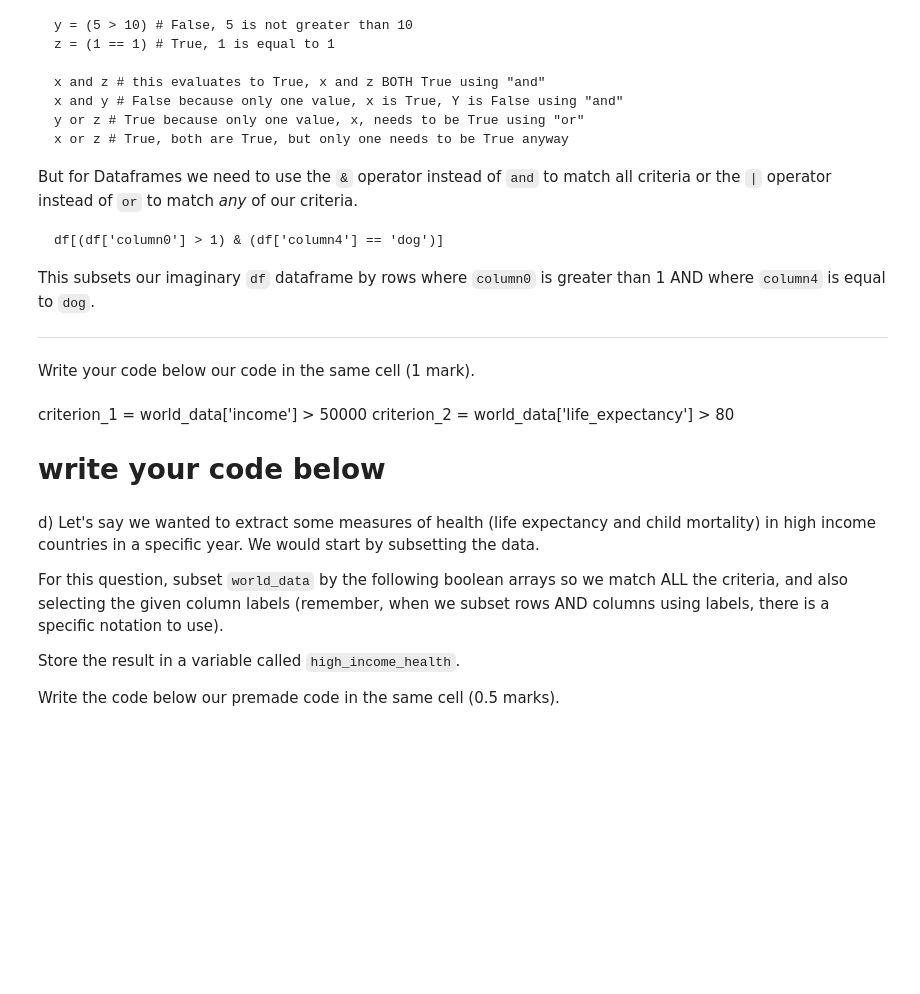
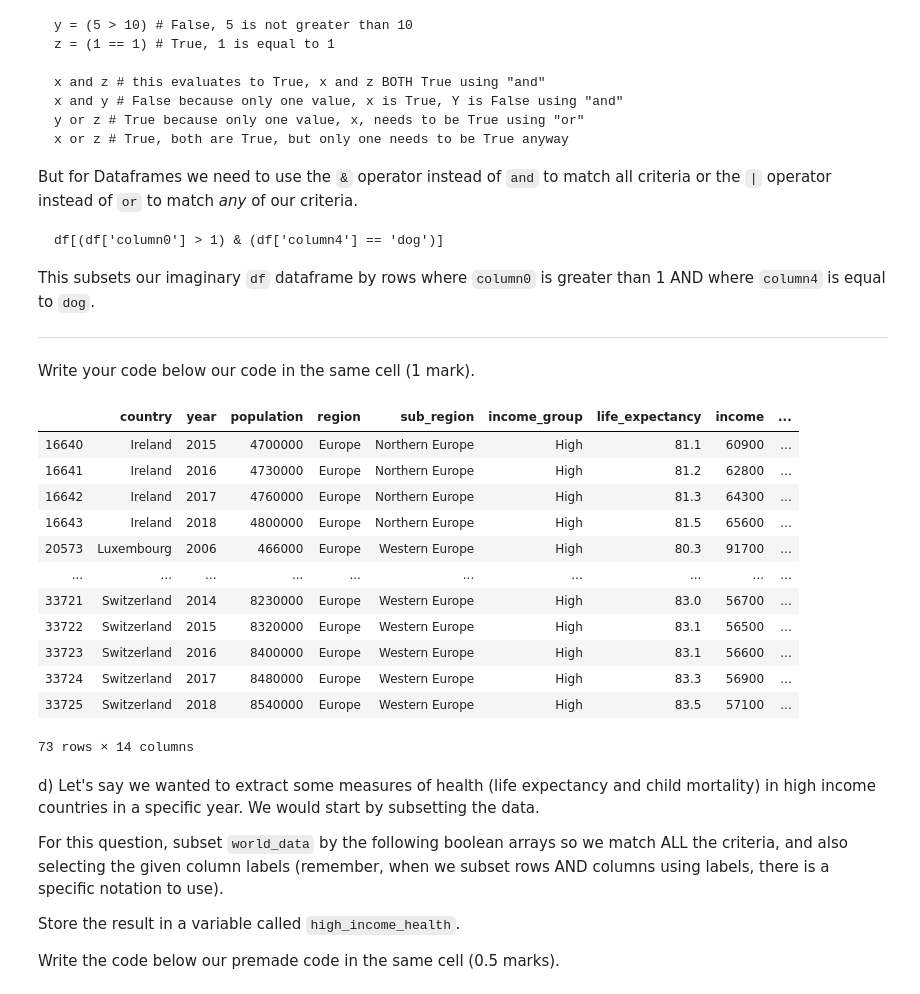
Before and after one commit to constructor-s/BME1478_Assignments, a Jupyter notebook: a06/last_first_assignment6.ipynb, the cells around one changed output. Saved outputs shown, nothing was run; the diff lists cells and outputs as text; code cells hidden in the pictures; blank space fills up the shorter version.

```diff
--- a/a06/last_first_assignment6.ipynb
+++ b/a06/last_first_assignment6.ipynb
@@ -126,11 +215,27 @@ This subsets our imaginary `df` dataframe by rows where `column0` is greater tha
 ___
 
 Write your code below our code in the same cell (1 mark).
-# %% [markdown]
-criterion_1 = world_data['income'] > 50000
-criterion_2 = world_data['life_expectancy'] > 80
-
-# write your code below
+# %%
+criterion_1 = world_data['income'] > 50000
+criterion_2 = world_data['life_expectancy'] > 80
+
+# write your code below
+both_criterion_subset = world_data.loc[criterion_1 & criterion_2]
+both_criterion_subset
+# %% [output]
+|  | country | year | population | region | sub_region | income_group | life_expectancy | income | ... |
+| 16640 | Ireland | 2015 | 4700000 | Europe | Northern Europe | High | 81.1 | 60900 | ... |
+| 16641 | Ireland | 2016 | 4730000 | Europe | Northern Europe | High | 81.2 | 62800 | ... |
+| 16642 | Ireland | 2017 | 4760000 | Europe | Northern Europe | High | 81.3 | 64300 | ... |
+| 16643 | Ireland | 2018 | 4800000 | Europe | Northern Europe | High | 81.5 | 65600 | ... |
+| 20573 | Luxembourg | 2006 | 466000 | Europe | Western Europe | High | 80.3 | 91700 | ... |
+| ... | ... | ... | ... | ... | ... | ... | ... | ... | ... |
+| 33721 | Switzerland | 2014 | 8230000 | Europe | Western Europe | High | 83.0 | 56700 | ... |
+| 33722 | Switzerland | 2015 | 8320000 | Europe | Western Europe | High | 83.1 | 56500 | ... |
+| 33723 | Switzerland | 2016 | 8400000 | Europe | Western Europe | High | 83.1 | 56600 | ... |
+| 33724 | Switzerland | 2017 | 8480000 | Europe | Western Europe | High | 83.3 | 56900 | ... |
+| 33725 | Switzerland | 2018 | 8540000 | Europe | Western Europe | High | 83.5 | 57100 | ... |
+73 rows × 14 columns
 # %% [markdown]
 d) Let's say we wanted to extract some measures of health (life expectancy and child mortality) in high income countries in a specific year. We would start by subsetting the data.
 
```
Also changed, not shown: parts of 15 cells of this notebook.
